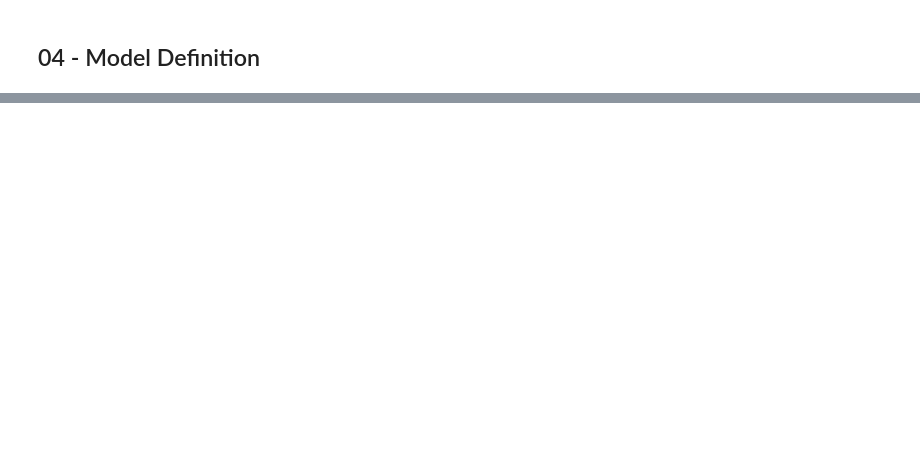
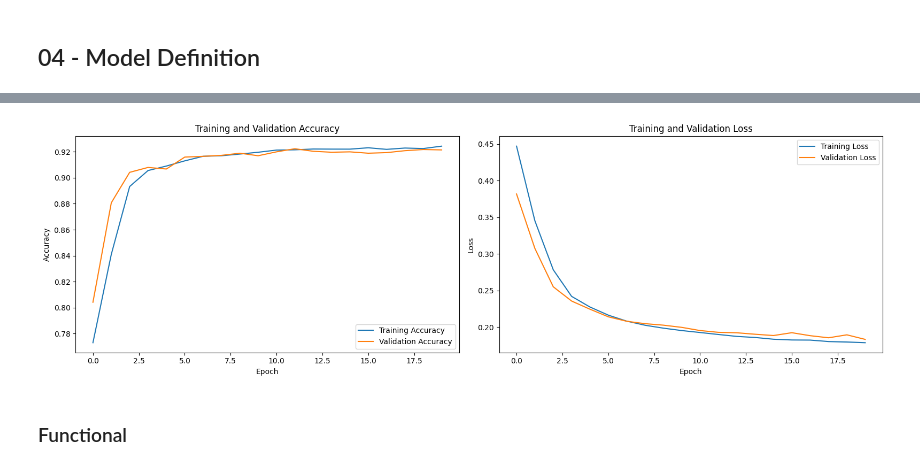
Before and after one commit to ediashta/HaiMeds-Churn-Prediction, a Jupyter notebook: h8dsft_P2M1_Ediashta.ipynb, the cells around one changed output, grey strips where cells are left out. Cells and saved outputs as stored; diff of their text form; code cells hidden in the pictures; blank space fills up the shorter version.

```diff
--- a/h8dsft_P2M1_Edisahta.ipynb
+++ b/h8dsft_P2M1_Ediashta.ipynb
@@ -302,0 +411,4 @@ imputer = SimpleImputer(strategy="most_frequent")
+# %%
+X_train["medium_of_operation"].fillna("Both", inplace=True)
+X_val["medium_of_operation"].fillna("Both", inplace=True)
+X_test["medium_of_operation"].fillna("Both", inplace=True)
@@ -366,6 +536,10 @@ seed = 20
 tf.keras.backend.clear_session()
 np.random.seed(seed)
 tf.random.set_seed(seed)
+# %%
+early_stopping = EarlyStopping(
+    monitor="accuracy", patience=5, restore_best_weights=True
+)
 # %%
 model_sequential = Sequential()
 
@@ -411,0 +599,7 @@ tf.keras.utils.plot_model(model_sequential, show_shapes=True)
+# %%
+history_seq = model_sequential.fit(
+    train_pipe, epochs=20, validation_data=val_pipe, callbacks=[early_stopping]
+)
+history_seq_df = pd.DataFrame(history_seq.history)
+
+history_seq_df.tail()
@@ -411,0 +630,30 @@ tf.keras.utils.plot_model(model_sequential, show_shapes=True)
+# %%
+plt.figure(figsize=(16, 5))
+
+# First subplot for accuracy
+plt.subplot(1, 2, 1)
+plt.plot(history_seq_df["accuracy"], label="Training Accuracy")
+plt.plot(history_seq_df["val_accuracy"], label="Validation Accuracy")
+plt.xlabel("Epoch")
+plt.ylabel("Accuracy")
+plt.title("Training and Validation Accuracy")
+plt.legend()
+
+# Second subplot for loss
+plt.subplot(1, 2, 2)
+plt.plot(history_seq_df["loss"], label="Training Loss")
+plt.plot(history_seq_df["val_loss"], label="Validation Loss")
+plt.xlabel("Epoch")
+plt.ylabel("Loss")
+plt.title("Training and Validation Loss")
+plt.legend()
+
+# Adjust layout to avoid overlap
+plt.tight_layout()
+
+# Display the plot
+plt.show()
+# %% [output]
+[figure, added]
+# %% [markdown]
+### Functional
```
Also changed, not shown: parts of 93 cells of this notebook, 4 other files.
